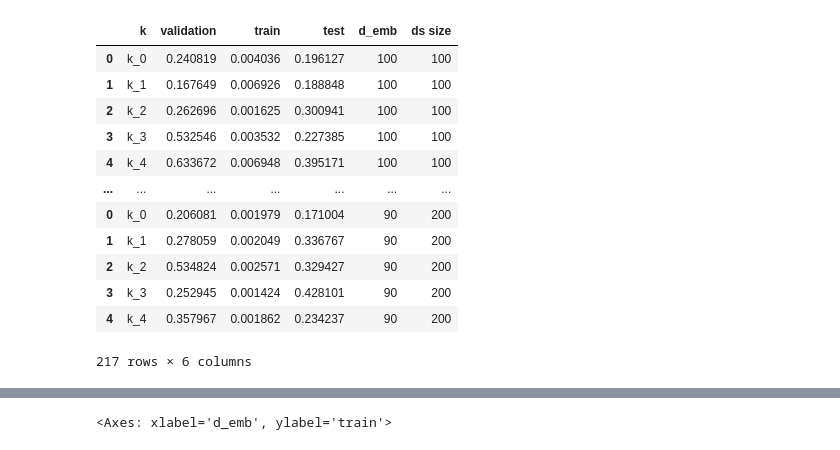
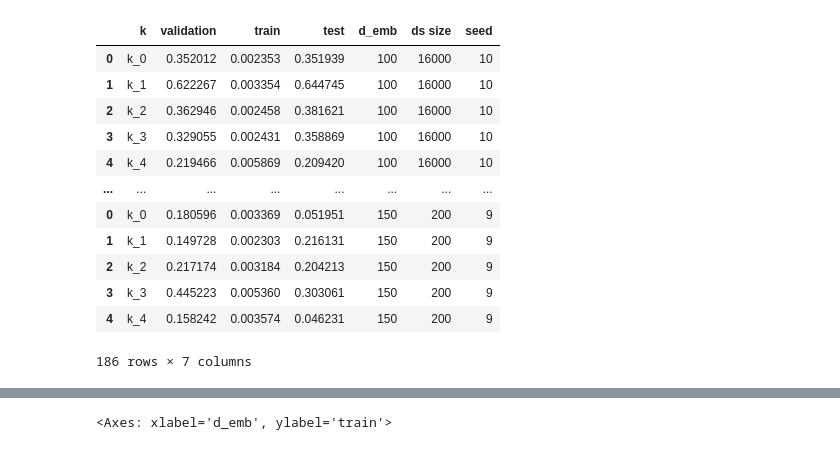
Before and after one commit to scipi1/proT, a Jupyter notebook: notebooks/nb_eval_ishigami_cat_vs_sum.ipynb, the cells around one changed output, grey strips where cells are left out. Saved outputs shown, nothing was run; the diff lists cells and outputs as text; code cells hidden in the pictures.

```diff
--- a/notebooks/nb_eval_ishigami.ipynb
+++ b/notebooks/nb_eval_ishigami_cat_vs_sum.ipynb
@@ -46,9 +46,9 @@ def post_process_sweep(
 
     return df_
 # %%
-dirpath_sum = "../experiments/training/ishigami_sum/combinations_new"
-dirpath_cat = "../experiments/training/ishigami_cat/combinations_new"
-df_sum = get_df_recursive(filepath=dirpath_sum, bottom_action=get_df_kfold_loss, is_bottom= has_logs_subfolder)
+#dirpath_sum = "../experiments/training/ds_size_study/ishigami_sum/combinations_new"
+dirpath_cat = "../experiments/training/ds_size_study/ishigami_cat/combinations"
+#df_sum = get_df_recursive(filepath=dirpath_sum, bottom_action=get_df_kfold_loss, is_bottom= has_logs_subfolder)
 df_cat = get_df_recursive(filepath=dirpath_cat, bottom_action=get_df_kfold_loss, is_bottom= has_logs_subfolder)
 df_cat
 # %% [output]
@@ -68,37 +85,37 @@ df_cat
 # %%
 columns_name_map = {
     "val_loss"  : "validation",
     "train_loss"  : "train",
     "test_loss"  : "test",
     "level_2": "sweep variable"
     }
 
 compound_cols = [
         {
             "old_label" :"level_0",
-            "new_label": ["d_emb", "ds size"],
-            "regex":r"(\d+).+?(\d+)",
+            "new_label": ["d_emb", "ds size", "seed"],
+            "regex":r"(\d+).+?(\d+).+?(\d+)",
             "type":int}
         ]
 
 columns_to_dump = [
     "level_0",
 ]
 
-df_S = post_process_sweep(df_sum, compound_cols, columns_name_map, columns_to_dump)
+#df_S = post_process_sweep(df_sum, compound_cols, columns_name_map, columns_to_dump)
 df_C = post_process_sweep(df_cat, compound_cols, columns_name_map, columns_to_dump)
 df_C
 # %% [output]
-|  | k | validation | train | test | d_emb | ds size |
-| 0 | k_0 | 0.240819 | 0.004036 | 0.196127 | 100 | 100 |
-| 1 | k_1 | 0.167649 | 0.006926 | 0.188848 | 100 | 100 |
-| 2 | k_2 | 0.262696 | 0.001625 | 0.300941 | 100 | 100 |
-| 3 | k_3 | 0.532546 | 0.003532 | 0.227385 | 100 | 100 |
-| 4 | k_4 | 0.633672 | 0.006948 | 0.395171 | 100 | 100 |
-| ... | ... | ... | ... | ... | ... | ... |
-| 0 | k_0 | 0.206081 | 0.001979 | 0.171004 | 90 | 200 |
-| 1 | k_1 | 0.278059 | 0.002049 | 0.336767 | 90 | 200 |
-| 2 | k_2 | 0.534824 | 0.002571 | 0.329427 | 90 | 200 |
-| 3 | k_3 | 0.252945 | 0.001424 | 0.428101 | 90 | 200 |
-| 4 | k_4 | 0.357967 | 0.001862 | 0.234237 | 90 | 200 |
+|  | k | validation | train | test | d_emb | ds size | seed |
+| 0 | k_0 | 0.352012 | 0.002353 | 0.351939 | 100 | 16000 | 10 |
+| 1 | k_1 | 0.622267 | 0.003354 | 0.644745 | 100 | 16000 | 10 |
+| 2 | k_2 | 0.362946 | 0.002458 | 0.381621 | 100 | 16000 | 10 |
+| 3 | k_3 | 0.329055 | 0.002431 | 0.358869 | 100 | 16000 | 10 |
+| 4 | k_4 | 0.219466 | 0.005869 | 0.209420 | 100 | 16000 | 10 |
+| ... | ... | ... | ... | ... | ... | ... | ... |
+| 0 | k_0 | 0.180596 | 0.003369 | 0.051951 | 150 | 200 | 9 |
+| 1 | k_1 | 0.149728 | 0.002303 | 0.216131 | 150 | 200 | 9 |
+| 2 | k_2 | 0.217174 | 0.003184 | 0.204213 | 150 | 200 | 9 |
+| 3 | k_3 | 0.445223 | 0.005360 | 0.303061 | 150 | 200 | 9 |
+| 4 | k_4 | 0.158242 | 0.003574 | 0.046231 | 150 | 200 | 9 |
-217 rows × 6 columns
+186 rows × 7 columns
```
Also changed, not shown: parts of 3 cells of this notebook, 20 other files.
